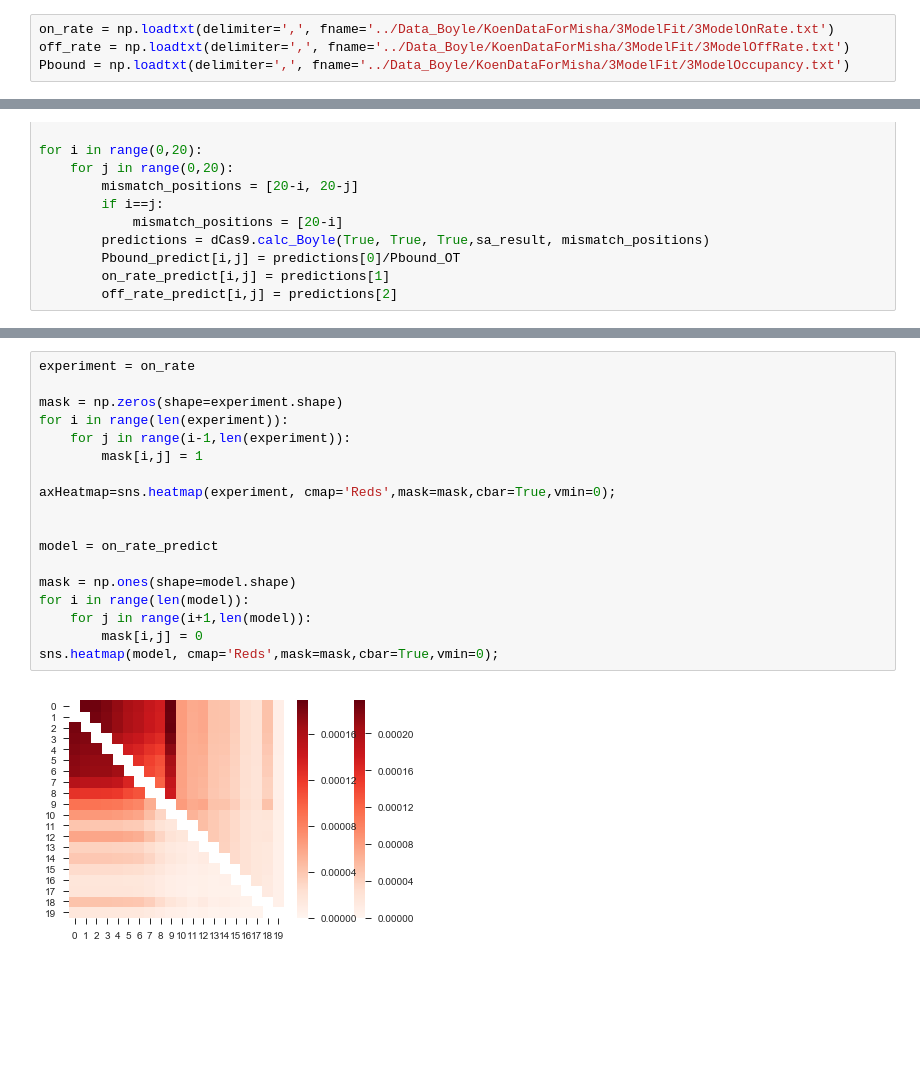
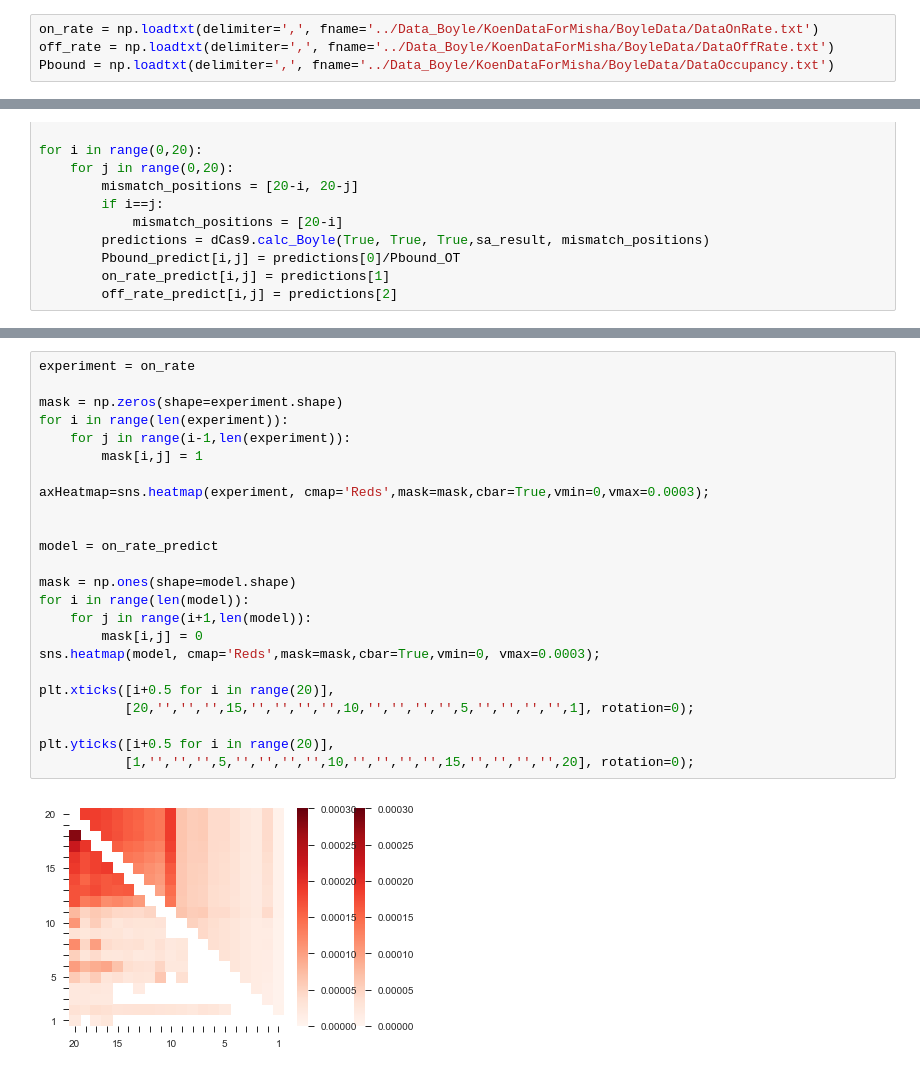
Before and after one commit to martin-depken/Energy-Landscape, a Jupyter notebook: code_Boyle/view results simulated annealing .ipynb, the cells around one changed output, grey strips where cells are left out. Saved outputs shown, nothing was run; the diff lists cells and outputs as text; blank space fills up the shorter version.

```diff
--- a/code_Boyle/view results simulated annealing .ipynb
+++ b/code_Boyle/view results simulated annealing .ipynb
@@ -31,9 +31,9 @@ sa_result = np.array(final_result)
 # %% [markdown]
 ## load experimental data for comparison
 # %%
-on_rate = np.loadtxt(delimiter=',', fname='../Data_Boyle/KoenDataForMisha/3ModelFit/3ModelOnRate.txt')
-off_rate = np.loadtxt(delimiter=',', fname='../Data_Boyle/KoenDataForMisha/3ModelFit/3ModelOffRate.txt')
-Pbound = np.loadtxt(delimiter=',', fname='../Data_Boyle/KoenDataForMisha/3ModelFit/3ModelOccupancy.txt')
+on_rate = np.loadtxt(delimiter=',', fname='../Data_Boyle/KoenDataForMisha/BoyleData/DataOnRate.txt')
+off_rate = np.loadtxt(delimiter=',', fname='../Data_Boyle/KoenDataForMisha/BoyleData/DataOffRate.txt')
+Pbound = np.loadtxt(delimiter=',', fname='../Data_Boyle/KoenDataForMisha/BoyleData/DataOccupancy.txt')
 # %% [markdown]
 ## predict occupation, association rate and dissociation rate
 # %%
@@ -75,23 +81,29 @@ sns.heatmap(model, cmap='Greens',mask=mask,cbar=True,vmin=0,vmax=1);
 # %%
 experiment = on_rate
 
 mask = np.zeros(shape=experiment.shape)
 for i in range(len(experiment)):
     for j in range(i-1,len(experiment)):
         mask[i,j] = 1
 
-axHeatmap=sns.heatmap(experiment, cmap='Reds',mask=mask,cbar=True,vmin=0);
+axHeatmap=sns.heatmap(experiment, cmap='Reds',mask=mask,cbar=True,vmin=0,vmax=0.0003);
 
 
 model = on_rate_predict
 
 mask = np.ones(shape=model.shape)
 for i in range(len(model)):
     for j in range(i+1,len(model)):
         mask[i,j] = 0
-sns.heatmap(model, cmap='Reds',mask=mask,cbar=True,vmin=0);
+sns.heatmap(model, cmap='Reds',mask=mask,cbar=True,vmin=0, vmax=0.0003);
+
+plt.xticks([i+0.5 for i in range(20)],
+           [20,'','','',15,'','','','',10,'','','','',5,'','','','',1], rotation=0);
+
+plt.yticks([i+0.5 for i in range(20)],
+           [1,'','','',5,'','','','',10,'','','','',15,'','','','',20], rotation=0);
 # %% [output]
-[figure, old version]
+[figure, new version]
 # %%
 experiment = off_rate
 
```
Also changed, not shown: parts of 12 cells of this notebook.
